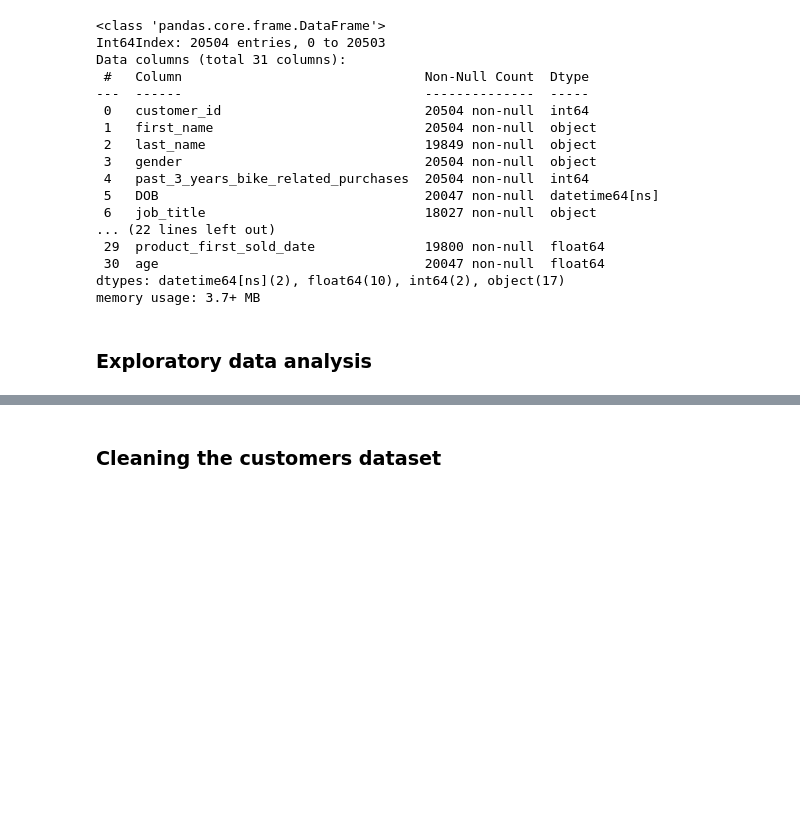
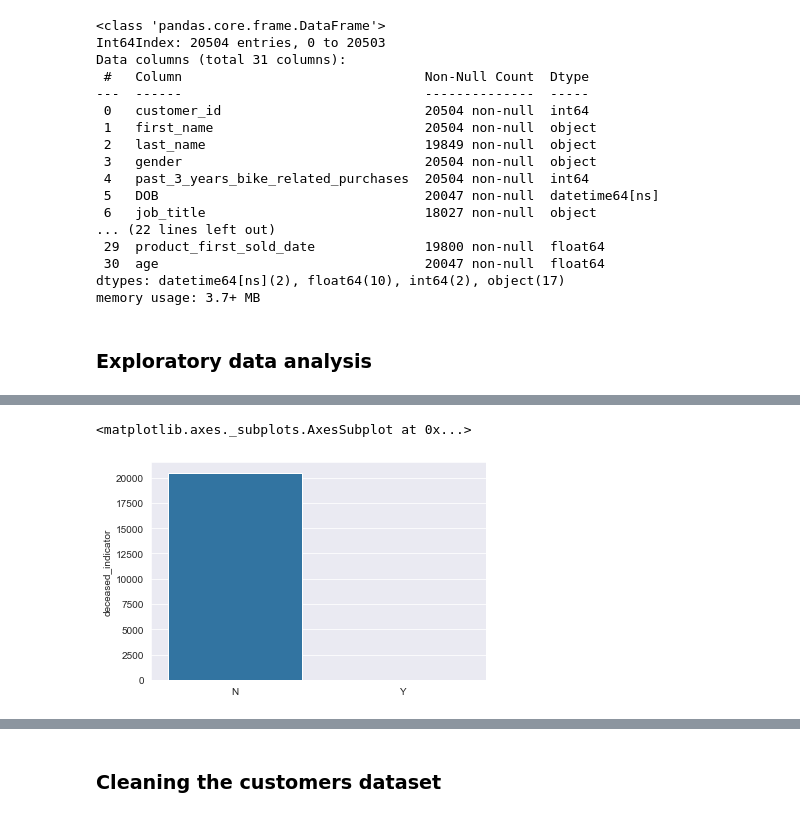
Before and after one commit to victordanok/KPMG-Forage-Internship, a Jupyter notebook: KPMG Module 1.ipynb, the cells around one changed output, grey strips where cells are left out. Drawn from its saved outputs; the diff is of its cells as text; code cells hidden in the pictures; blank space fills up the shorter version.

```diff
--- a/KPMG Module 1.ipynb
+++ b/KPMG Module 1.ipynb
@@ -148,0 +166,6 @@ memory usage: 3.7+ MB
+# %%
+sns.set_style('darkgrid')
+sns.barplot(data= customers, x = customers.deceased_indicator.unique(), y = customers.deceased_indicator.value_counts())
+# %% [output]
+<matplotlib.axes._subplots.AxesSubplot at 0x...>
+[figure, added]
```
Also changed, not shown: parts of 33 cells of this notebook.
